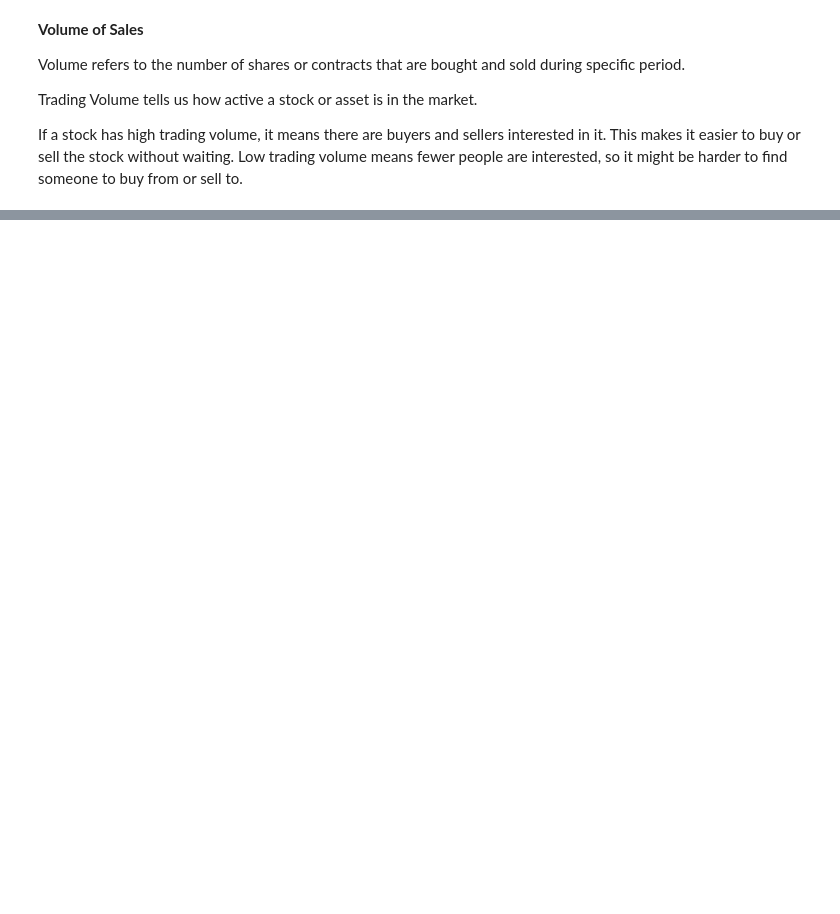
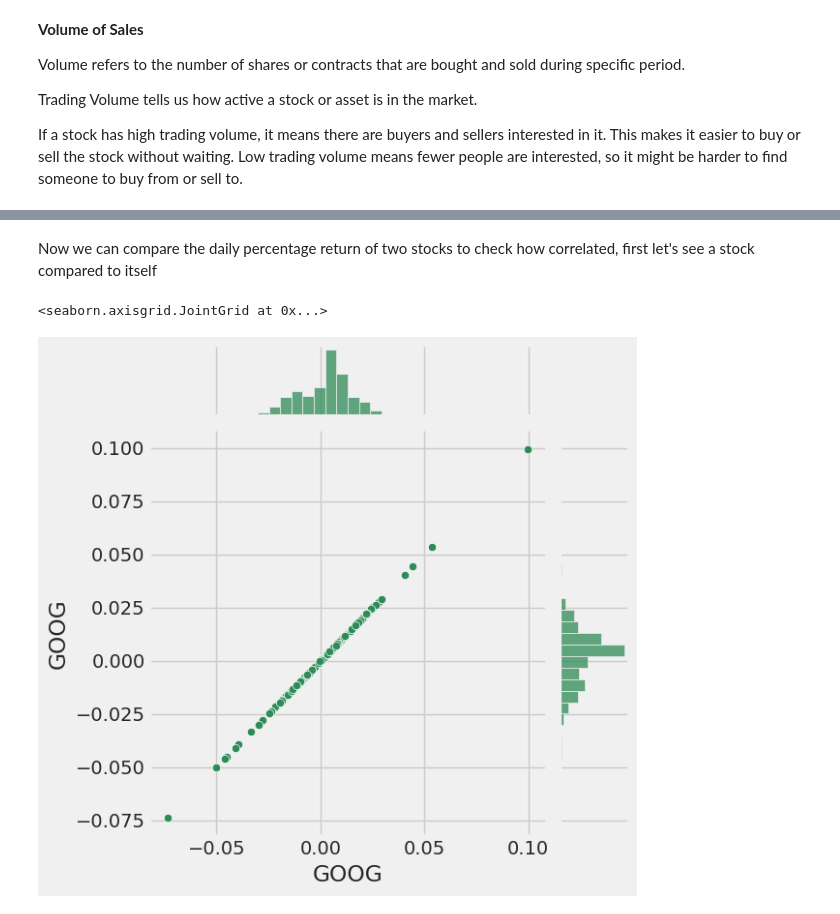
Before and after one commit to mervegb/stock-market-analysis-lstm, a Jupyter notebook: stock_market_analysis_lstm.ipynb, the cells around one changed output, grey strips where cells are left out. Drawn from its saved outputs; the diff is of its cells as text; code cells hidden in the pictures; blank space fills up the shorter version.

```diff
--- a/stock_market_analysis_lstm.ipynb
+++ b/stock_market_analysis_lstm.ipynb
@@ -132,0 +230,13 @@ plt.show()
+# %%
+# Create a DataFrame containing only the 'Adj Close' data for each company
+# Flatten the array with .squeeze() or access the Series directly
+closing_prices = pd.DataFrame({
+    ticker: company['Adj Close'].squeeze()
+    for ticker, company in zip(tickers, company_list)
+})
+
+# Calculate daily returns as percentage change
+tech_rets = closing_prices.pct_change()
+
+# Display the first few rows of the daily returns
+tech_rets.head()
@@ -132,0 +251,8 @@ plt.show()
+# %% [markdown]
+Now we can compare the daily percentage return of two stocks to check how correlated, first let's see a stock compared to itself
+# %%
+#Comparing Google to itself should show a perfectly linear relationship
+sns.jointplot(x='GOOG', y='GOOG', data=tech_rets, kind='scatter', color='seagreen')
+# %% [output]
+<seaborn.axisgrid.JointGrid at 0x...>
+[figure, added]
```
Also changed, not shown: parts of 18 cells of this notebook.
